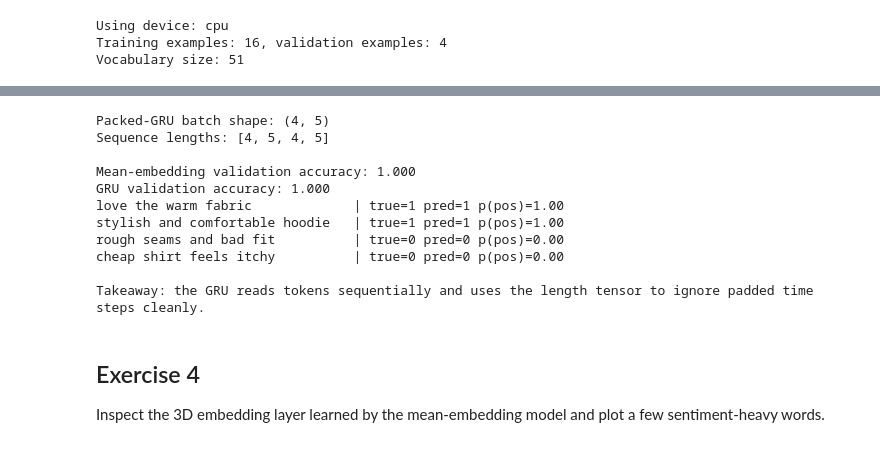
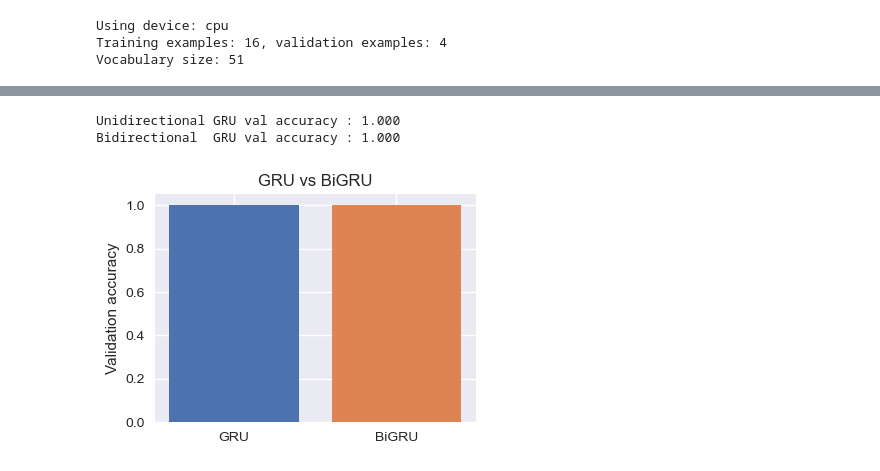
Before and after one commit to FranQuant/pytorch_dl_apps, a Jupyter notebook: part3_practice/exercises_challenges/exercises_ch_13.ipynb, the cells around one changed output, grey strips where cells are left out. Drawn from its saved outputs; the diff is of its cells as text; code cells hidden in the pictures.

```diff
--- a/part3_practice/exercises_challenges/exercises_ch_13.ipynb
+++ b/part3_practice/exercises_challenges/exercises_ch_13.ipynb
@@ -267,51 +282,57 @@ Train a small GRU classifier with `pack_padded_sequence` and compare it with the
 # %%
 class GRUClassifier(nn.Module):
     def __init__(self, vocab_size, embed_dim=12, hidden_dim=16):
         super().__init__()
         self.embedding = nn.Embedding(vocab_size, embed_dim, padding_idx=PAD_IDX)
         self.gru = nn.GRU(embed_dim, hidden_dim, batch_first=True)
         self.classifier = nn.Linear(hidden_dim, 2)
 
     def forward(self, token_ids, lengths):
         embedded = self.embedding(token_ids)
-        packed = pack_padded_sequence(
-            embedded,
-            lengths.cpu(),
-            batch_first=True,
-            enforce_sorted=False,
-        )
+        packed = pack_padded_sequence(embedded, lengths.cpu(),
+                                      batch_first=True, enforce_sorted=False)
         _, hidden = self.gru(packed)
         return self.classifier(hidden[-1])
 
 
-demo_inputs, demo_lengths, _ = next(iter(train_loader))
-print(f"Packed-GRU batch shape: {tuple(demo_inputs.shape)}")
-print(f"Sequence lengths: {demo_lengths.tolist()}")
-print()
+class BiGRUClassifier(nn.Module):
+    def __init__(self, vocab_size, embed_dim=12, hidden_dim=16):
+        super().__init__()
+        self.embedding = nn.Embedding(vocab_size, embed_dim, padding_idx=PAD_IDX)
+        self.gru = nn.GRU(embed_dim, hidden_dim, batch_first=True, bidirectional=True)
+        self.classifier = nn.Linear(hidden_dim * 2, 2)
+
+    def forward(self, token_ids, lengths):
+        embedded = self.embedding(token_ids)
+        packed = pack_padded_sequence(embedded, lengths.cpu(),
+                                      batch_first=True, enforce_sorted=False)
+        _, hidden = self.gru(packed)
+        # hidden: (2, batch, hidden_dim) — forward then backward
+        combined = torch.cat([hidden[0], hidden[1]], dim=1)
+        return self.classifier(combined)
+
 
 set_seed(42)
 gru_model = GRUClassifier(len(vocab)).to(device)
-gru_history = fit_classifier(gru_model, train_loader, val_loader, epochs=40, lr=0.02)
-gru_val_loss, gru_val_acc = evaluate_classifier(gru_model, val_loader)
+fit_classifier(gru_model, train_loader, val_loader, epochs=20, lr=0.02)
+_, gru_acc = evaluate_classifier(gru_model, val_loader)
 
-print(f"Mean-embedding validation accuracy: {mean_val_acc:.3f}")
-print(f"GRU validation accuracy: {gru_val_acc:.3f}")
-show_predictions(gru_model, val_examples)
-print()
-print("Takeaway: the GRU reads tokens sequentially and uses the length tensor to ignore padded time steps cleanly.")
+set_seed(42)
+bigru_model = BiGRUClassifier(len(vocab)).to(device)
+fit_classifier(bigru_model, train_loader, val_loader, epochs=20, lr=0.02)
+_, bigru_acc = evaluate_classifier(bigru_model, val_loader)
+
+print(f"Unidirectional GRU val accuracy : {gru_acc:.3f}")
+print(f"Bidirectional  GRU val accuracy : {bigru_acc:.3f}")
+
+fig, ax = plt.subplots(figsize=(4, 3))
+ax.bar(["GRU", "BiGRU"], [gru_acc, bigru_acc], color=["#4C72B0", "#DD8452"])
+ax.set_ylim(0, 1.05)
+ax.set_ylabel("Validation accuracy")
+ax.set_title("GRU vs BiGRU")
+plt.tight_layout()
+plt.show()
 # %% [output]
-Packed-GRU batch shape: (4, 5)
-Sequence lengths: [4, 5, 4, 5]
-
-Mean-embedding validation accuracy: 1.000
-GRU validation accuracy: 1.000
-love the warm fabric             | true=1 pred=1 p(pos)=1.00
-stylish and comfortable hoodie   | true=1 pred=1 p(pos)=1.00
-rough seams and bad fit          | true=0 pred=0 p(pos)=0.00
-cheap shirt feels itchy          | true=0 pred=0 p(pos)=0.00
-
-Takeaway: the GRU reads tokens sequentially and uses the length tensor to ignore padded time steps cleanly.
+Unidirectional GRU val accuracy : 1.000
+Bidirectional  GRU val accuracy : 1.000
+[figure, added]
-# %% [markdown]
-## Exercise 4
-
-Inspect the 3D embedding layer learned by the mean-embedding model and plot a few sentiment-heavy words.
```
Also changed, not shown: parts of 17 cells of this notebook.
